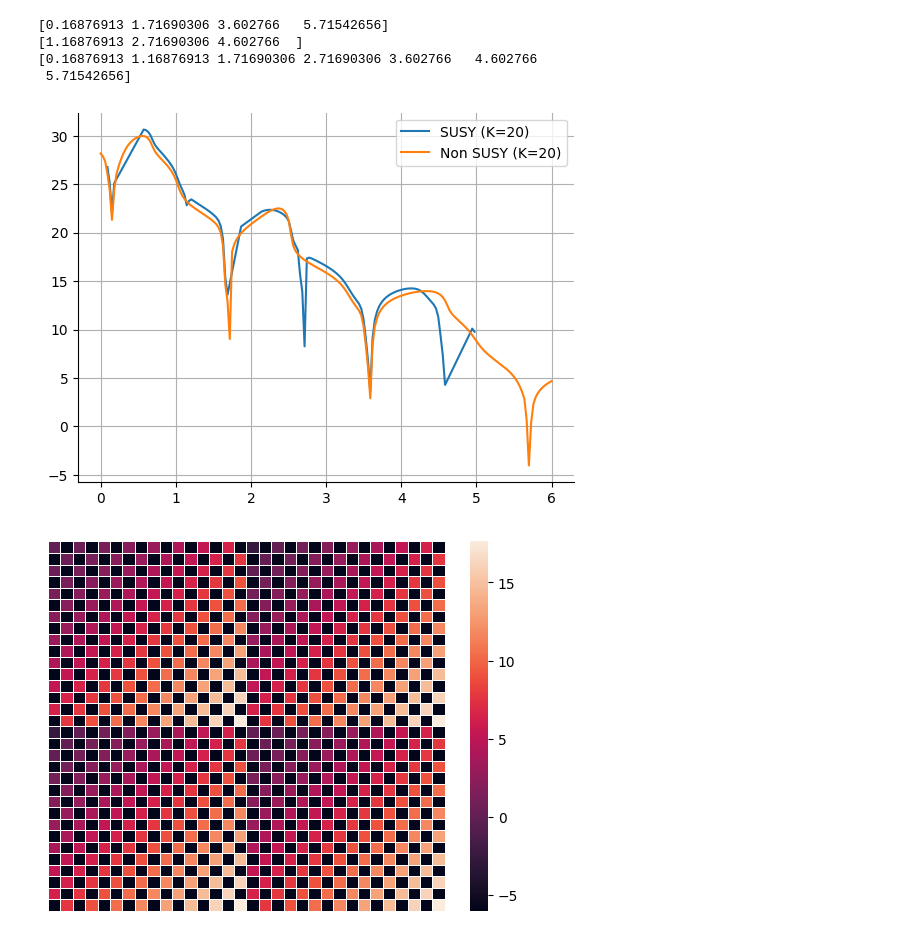
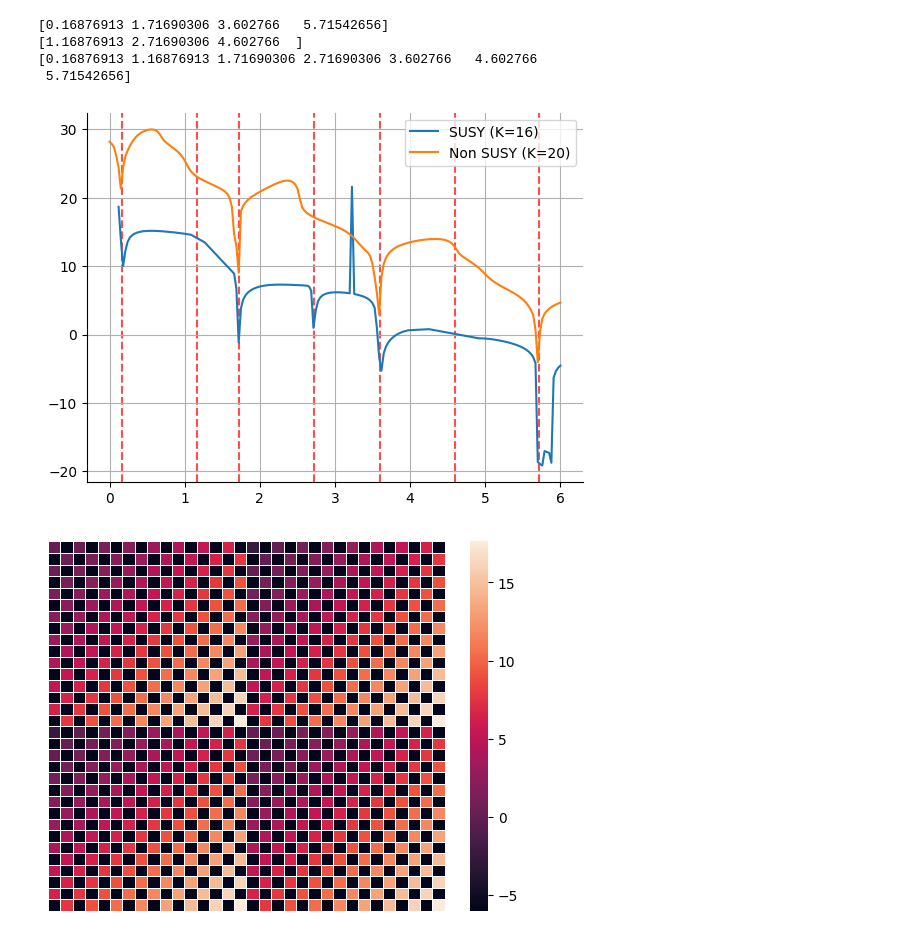
Before and after one commit to Newtech66/mtp-matrix-bootstrap, a Jupyter notebook: sdpa/sdpa_susy.ipynb, the cells around one changed output. Drawn from its saved outputs; the diff is of its cells as text; code cells hidden in the pictures.

```diff
--- a/sdpa/sdpa_susy.ipynb
+++ b/sdpa/sdpa_susy.ipynb
@@ -250,0 +426,3 @@ def solveSUSYTISE(xmin, xmax, N, W2, Wdiff, Emax):
+# %%
+xmin, xmax, N = -5, 5, 8192
+spectrum = solveTISE(xmin, xmax, N, lambda x: (x ** 2 - 1) ** 2, 6)
@@ -253,7 +544,24 @@ Es = np.linspace(0, 6, num=200)
 # %%
-A = np.array([0., 0., 0.25, 0., 0.1])
-B = np.array([0.5])
-p = SUSYProblem(20, 'x4pot', A, B)
+A = np.array([0., 0., 0.1, 0., 0., 0., 1/9])
+B = np.array([0., 0., 1.])
+p = SUSYProblem(16, 'x6pot', A, B)
 p.initialize_problem()
 # %%
 ts1 = solve(p, Es)
+# %%
+def W2(x):
+    return 0.1 * x**2 + x ** 6 / 9
+def Wdiff(x):
+    return x ** 2
+xmin, xmax, N = -5, 5, 1024
+spectrum = solveSUSYTISE(xmin, xmax, N, W2, Wdiff, 6)
+# %%
+# Plot exact energy eigenvalues
+for E in spectrum:
+    plt.axvline(x=E,ls='--',c='red',alpha=0.7,zorder=-2)
+
+sns.lineplot(x=Es, y=np.log(np.fabs(ts1)), label='SUSY (K=10)')
+sns.despine()
+plt.grid()
+plt.legend()
+plt.show()
@@ -288,22 +598,22 @@ print(spectrum3)
  5.71542656]
 # %%
 # Plot exact energy eigenvalues
-# for E in spectrum3:
-#     plt.axvline(x=E,ls='--',c='red',alpha=0.7,zorder=-2)
+for E in spectrum3:
+    plt.axvline(x=E,ls='--',c='red',alpha=0.7,zorder=-2)
 
-sns.lineplot(x=Es, y=np.log(np.fabs(ts1)), label='SUSY (K=20)')
+sns.lineplot(x=Es, y=np.log(np.fabs(ts1)), label='SUSY (K=16)')
 sns.lineplot(x=Es, y=np.log(np.fabs(ts2)), label='Non SUSY (K=20)')
 # peaks = find_peaks(-np.log(np.fabs(ts)),prominence=1)[0]
 # dips = Es[peaks]
 # print(dips)
 # for dip in dips:
 #     plt.axvline(x=dip,ls='--',c='grey',alpha=0.7,zorder=-2)
 sns.despine()
 plt.grid()
 plt.legend()
 plt.show()
 # %% [output]
-[figure, old version]
+[figure, new version]
 # %%
 t = p.solve(1.5)
 # %%
```
Also changed, not shown: parts of 37 cells of this notebook, 45 other files.
